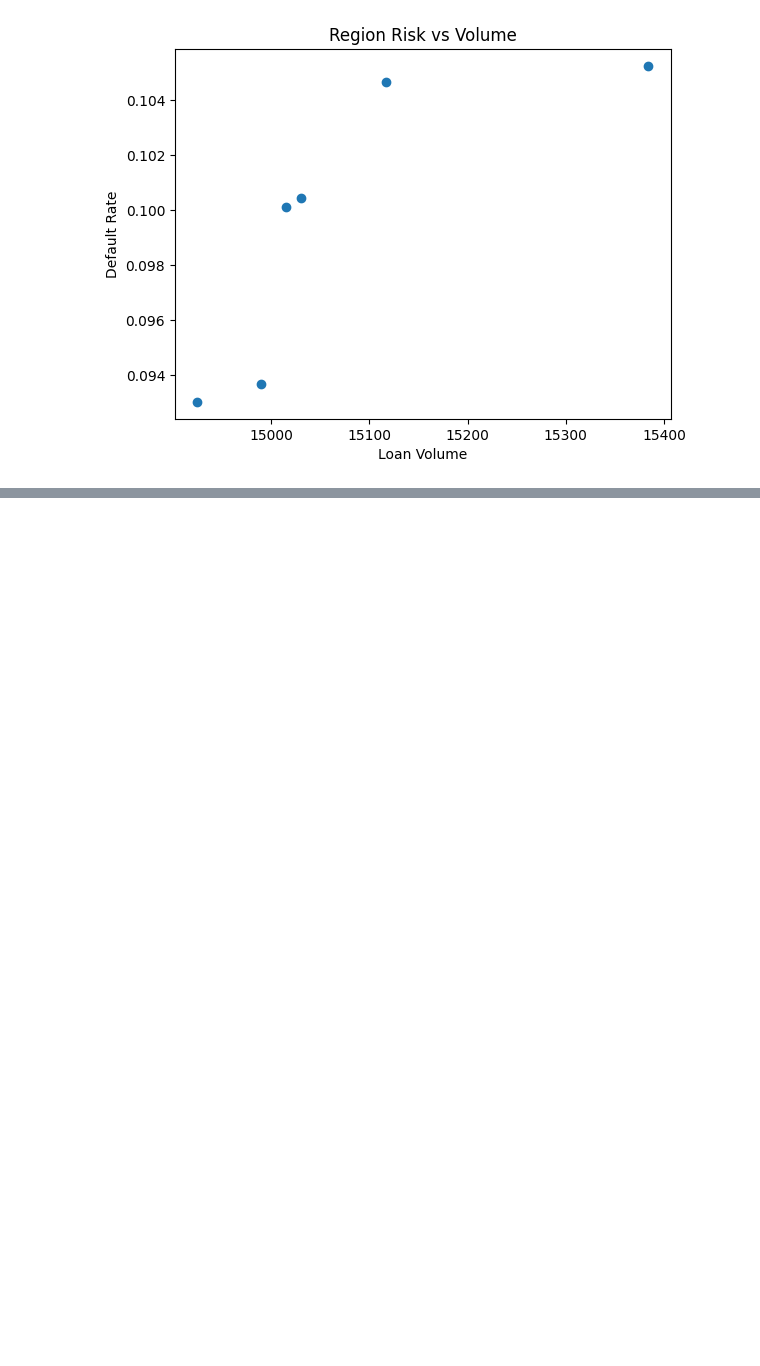
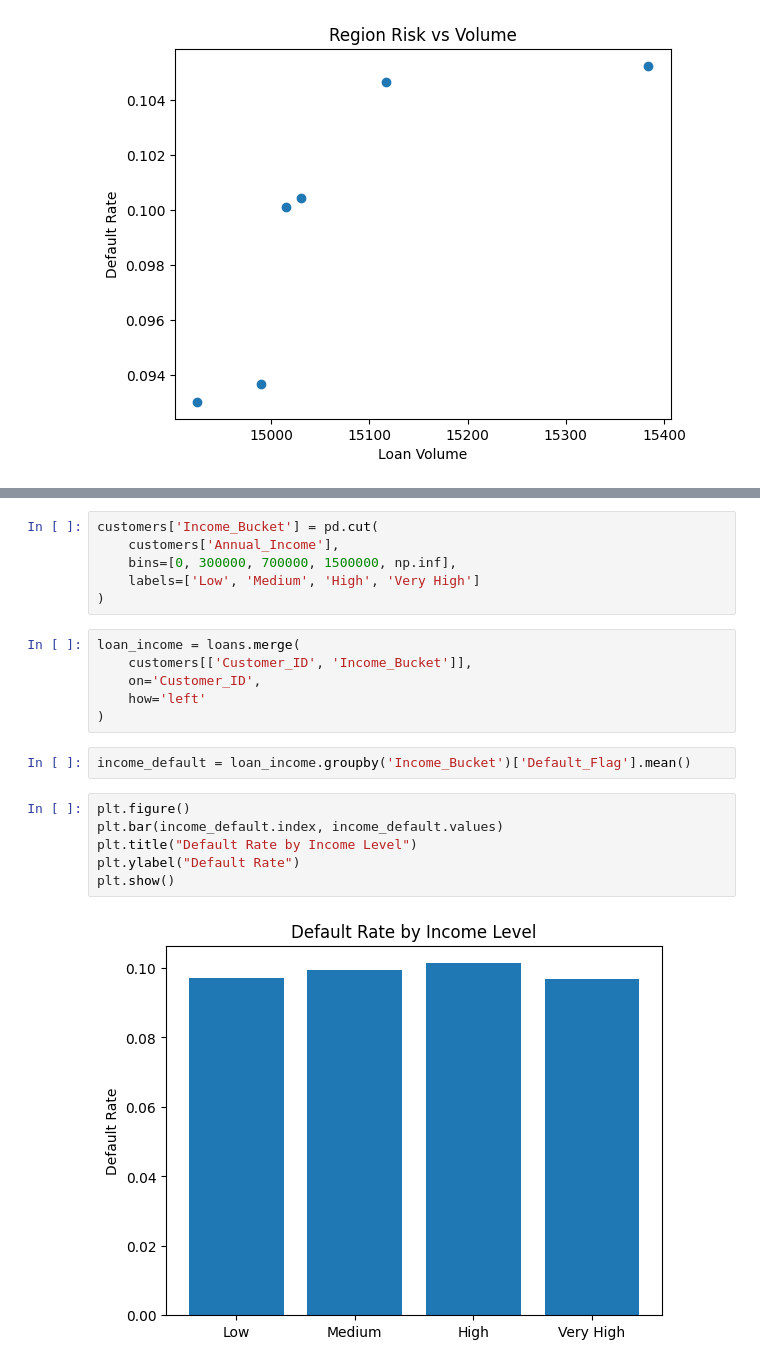
Before and after one commit to madhurmd/hero-fincorp-loan-analysis, a Jupyter notebook: notebooks/analysis.ipynb, the cells around one changed output, grey strips where cells are left out. Saved outputs shown, nothing was run; the diff lists cells and outputs as text; blank space fills up the shorter version.

```diff
--- a/notebooks/analysis.ipynb
+++ b/notebooks/analysis.ipynb
@@ -1728,0 +1784,22 @@ plt.show()
+# %%
+customers['Income_Bucket'] = pd.cut(
+    customers['Annual_Income'],
+    bins=[0, 300000, 700000, 1500000, np.inf],
+    labels=['Low', 'Medium', 'High', 'Very High']
+)
+# %%
+loan_income = loans.merge(
+    customers[['Customer_ID', 'Income_Bucket']],
+    on='Customer_ID',
+    how='left'
+)
+# %%
+income_default = loan_income.groupby('Income_Bucket')['Default_Flag'].mean()
+# %%
+plt.figure()
+plt.bar(income_default.index, income_default.values)
+plt.title("Default Rate by Income Level")
+plt.ylabel("Default Rate")
+plt.show()
+# %% [output]
+[figure, added]
```
Also changed, not shown: parts of 13 cells of this notebook.
